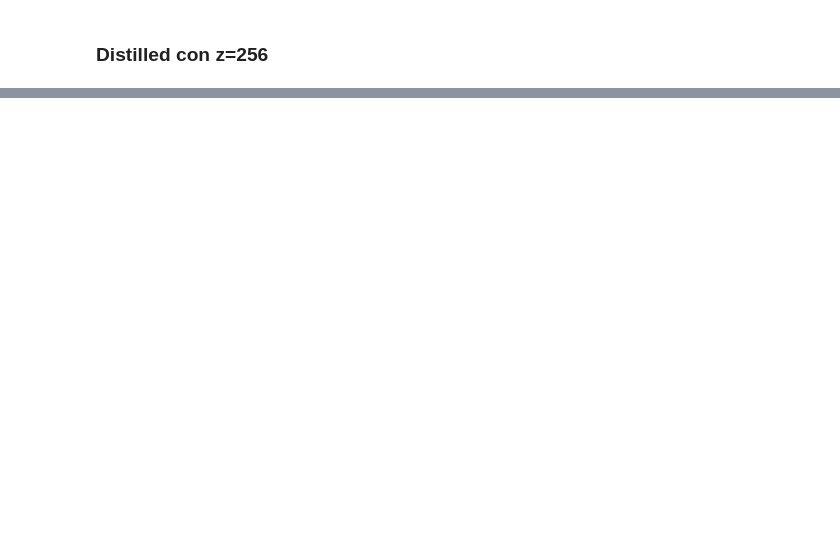
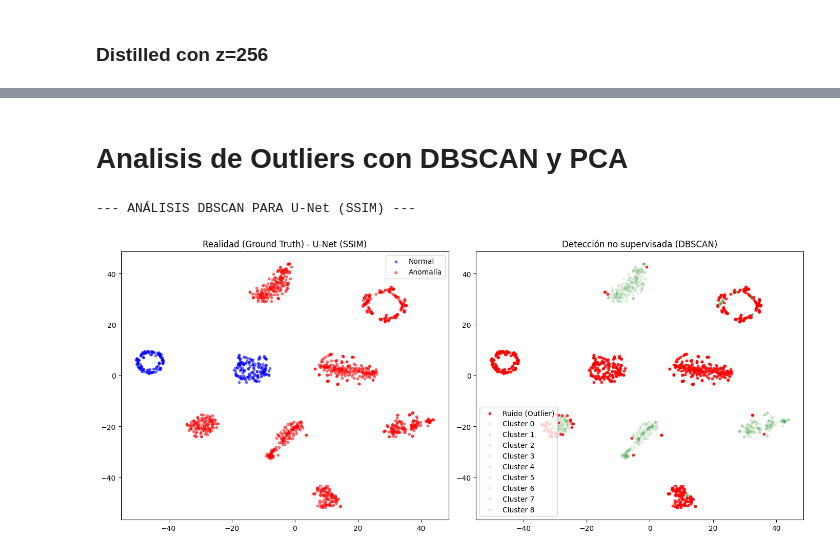
Before and after one commit to Daniel-TEC-17/ProyectoAnomalias, a Jupyter notebook: anomalias.ipynb, the cells around one changed output, grey strips where cells are left out. Cells and saved outputs as stored; diff of their text form; code cells hidden in the pictures; blank space fills up the shorter version.

```diff
--- a/anomalias.ipynb
+++ b/anomalias.ipynb
@@ -895,14 +874,0 @@ print(f" Guardado en: {embeddings_dir}")
-# %%
-print("Extrayendo embeddings de test...")
-test_embeddings, test_labels = best_model.extract_embeddings_from_dataloader(test_loader)
-
-print(f"\n Test Embeddings:")
-print(f"   Shape: {test_embeddings.shape}")
-print(f"   Labels: {test_labels.shape}")
-print(f"   Normal: {(test_labels == 0).sum()}")
-print(f"   Anomaly: {(test_labels == 1).sum()}")
-
-np.save(embeddings_dir / f"{best_run_name}_test_embeddings.npy", test_embeddings)
-np.save(embeddings_dir / f"{best_run_name}_test_labels.npy", test_labels)
-
-print(f" Guardado en: {embeddings_dir}")
@@ -928,0 +1430,64 @@ print(f"📊 Distilled - Mean Val Loss: {distilled_losses.mean():.4f} ± {distil
+# %% [markdown]
+# Analisis de Outliers con DBSCAN y PCA
+# %%
+from sklearn.cluster import DBSCAN
+from sklearn.decomposition import PCA
+from sklearn.manifold import TSNE
+
+print(f"--- ANÁLISIS DBSCAN PARA {best_name} ---")
+
+# 1. Reducción con PCA (Seguro para RAM)
+pca = PCA(n_components=50) # Reducir a 50 dimensiones primero
+pca_emb = pca.fit_transform(best_embeddings)
+
+# 2. t-SNE para visualizar (solo 2D)
+# Tomamos una muestra aleatoria si hay demasiados datos
+if len(pca_emb) > 3000:
+    idx = np.random.choice(len(pca_emb), 3000, replace=False)
+    pca_emb_vis = pca_emb[idx]
+    labels_vis = best_labels[idx]
+else:
+    pca_emb_vis = pca_emb
+    labels_vis = best_labels
+
+tsne = TSNE(n_components=2, perplexity=30, random_state=42)
+tsne_emb = tsne.fit_transform(pca_emb_vis)
+
+# 3. DBSCAN
+# eps es la distancia máxima entre puntos para ser del mismo cluster.
+# min_samples es cuántos puntos forman un cluster denso.
+dbscan = DBSCAN(eps=5.0, min_samples=5)
+clusters = dbscan.fit_predict(pca_emb_vis)
+
+# 4. Visualización Comparativa
+plt.figure(figsize=(14, 6))
+
+# Realidad
+plt.subplot(1, 2, 1)
+plt.scatter(tsne_emb[labels_vis==0, 0], tsne_emb[labels_vis==0, 1], c='blue', alpha=0.5, label='Normal', s=10)
+plt.scatter(tsne_emb[labels_vis==1, 0], tsne_emb[labels_vis==1, 1], c='red', alpha=0.5, label='Anomalía', s=10)
+plt.title(f"Realidad (Ground Truth) - {best_name}")
+plt.legend()
+
+# DBSCAN (-1 son outliers detectados)
+plt.subplot(1, 2, 2)
+unique_clusters = np.unique(clusters)
+for c in unique_clusters:
+    if c == -1:
+        color = 'red' # Outlier para DBSCAN
+        label = 'Ruido (Outlier)'
+        alpha = 0.8
+    else:
+        color = 'green' # Cluster normal
+        label = f'Cluster {c}'
+        alpha = 0.1
+
+    plt.scatter(tsne_emb[clusters==c, 0], tsne_emb[clusters==c, 1], c=color, alpha=alpha, label=label, s=10)
+
+plt.title("Detección no supervisada (DBSCAN)")
+plt.legend()
+plt.tight_layout()
+plt.show()
+# %% [output]
+--- ANÁLISIS DBSCAN PARA U-Net (SSIM) ---
+[figure, added]
```
Also changed, not shown: parts of 54 cells of this notebook, 10 other files.
